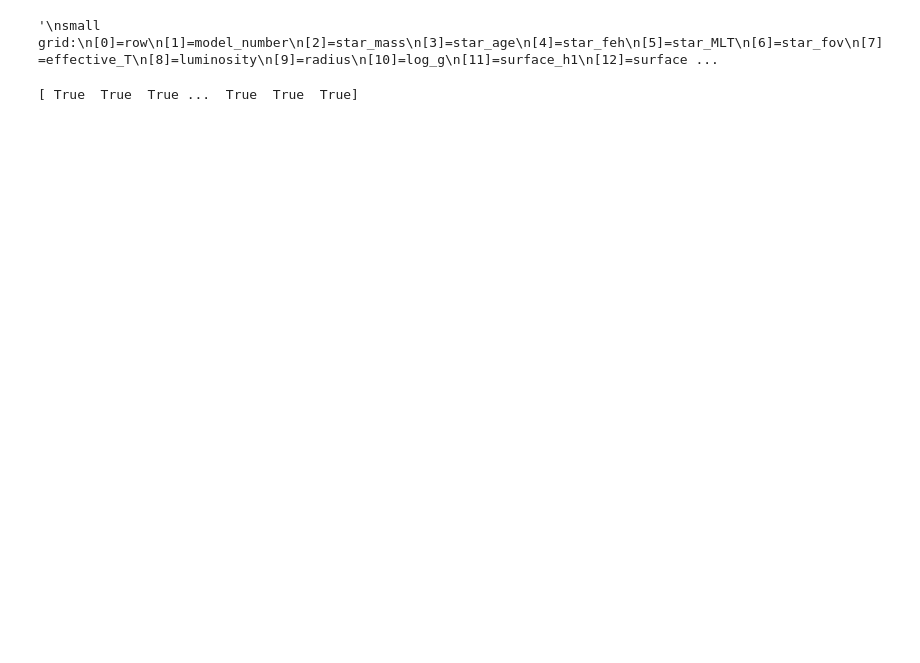
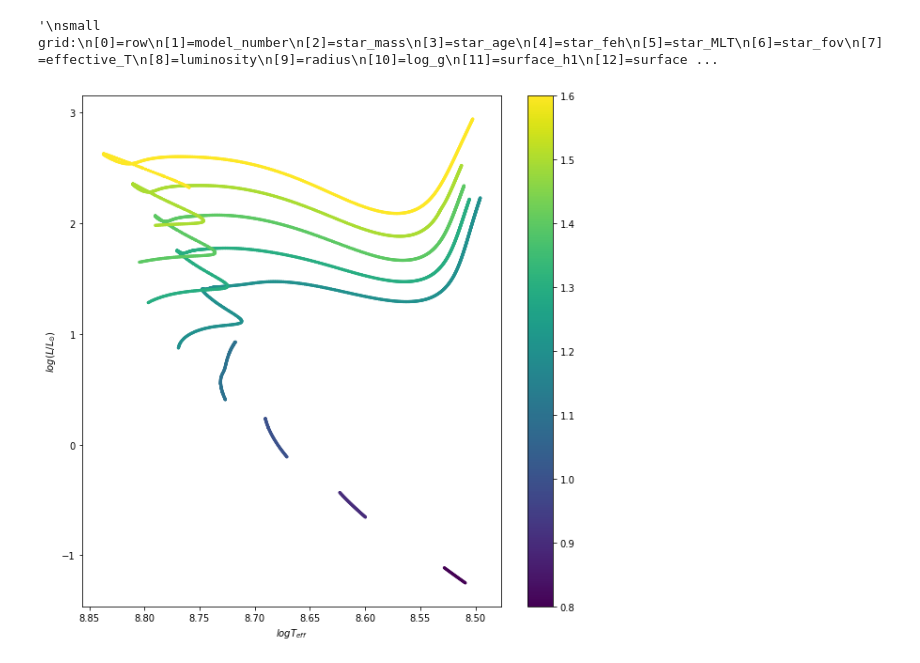
Before and after one commit to Harry-Westwood/Y4-Project-InterNeuralStellar, a Jupyter notebook: NeuralNetv2.ipynb, the cells around one changed output. Cells and saved outputs as stored; diff of their text form; code cells hidden in the pictures; blank space fills up the shorter version.

Commit message:
added function to format parameter into tracks
also re-added HRplotting capabilities and created a preference called "RunMode" to easily switch between having plots and no plots

```diff
--- a/NeuralNetv2.ipynb
+++ b/NeuralNetv2.ipynb
@@ -89,6 +89,11 @@ beta_1=0.9995
 beta_2=0.999
 epsilon=1e-9
 '''
+'''
+TODO/remember:
+- add function to run pretrained NN
+- RunMode: 0 = with graphs, 1 = without graphs
+'''
 file = 'grid_0_0'
 pref = []
 data = []
@@ -108,7 +113,7 @@ def load_file_and_preferences(file):
         with open('preferences.txt') as f:
             pref = yaml.load(f, Loader=yaml.FullLoader)
         try:
-            preferences = {'grid_pref':pref['Grid'][file],'NN_pref':pref['NeuralNet']}
+            preferences = {'grid_pref':pref['Grid'][file],'NN_pref':pref['NeuralNet'],'RunMode':pref['RunMode']}
         except KeyError:
             print("No grid preferences found: please see \'preferences.txt\'")
             preferences = None
@@ -167,31 +172,62 @@ def limit_parameter_range(data,pref): #allows the ability to optimize computatio
                 ub = (np.abs(track - pref['grid_pref']['inputs'][param]['lim'][1])).argmin()+ tracks[i][0]
                 if data['inputs'][param][ub] > pref['grid_pref']['inputs'][param]['lim'][0]: #makes sure stars whose highest value of this parameter is still below the lower bounds aren't included.
                     limited_tracks.append([lb,ub])
             for i in range(len(limited_tracks)):
                 limited_tracks_indeces+=list(range(limited_tracks[i][0],limited_tracks[i][1]+1))
             list_limited_tracks_indeces.append(limited_tracks_indeces)
     lim_data_indeces = sorted(list(set(list_limited_tracks_indeces[0]).intersection(*list_limited_tracks_indeces)))
     if len(lim_data_indeces) == 0:
         return None,None
     else:
         tracks = find_lim_tracks(lim_data_indeces=lim_data_indeces)
         return tracks, lim_data_indeces
 
+def gen_parameter_tracks(data,tracks,param):
+    if param in set().union(*(d.keys() for d in [pref['grid_pref']['outputs']])):
+        x = data['outputs'][param][tracks[0][0]:tracks[0][1]+1]
+        for i in range(1,len(tracks)):
+            x = np.append(x,data['outputs'][param][tracks[i][0]:tracks[i][1]+1])
 
+    elif param in set().union(*(d.keys() for d in [pref['grid_pref']['inputs']])):
+        x = data['inputs'][param][tracks[0][0]:tracks[0][1]+1]
+        for i in range(1,len(tracks)):
+            x = np.append(x,data['inputs'][param][tracks[i][0]:tracks[i][1]+1])
+    else:
+        x = None
+    return x
+
+def HRplot(tracks,data,single_plot=True):
+    temp = gen_parameter_tracks(data=data,tracks=tracks,param='T')
+    lum = gen_parameter_tracks(data=data,tracks=tracks,param='L')
+    mass = gen_parameter_tracks(data=data,tracks=tracks,param='M')
+    if single_plot == True:
+        fig, ax=plt.subplots(1,1,figsize=[10,10])
+        s1=ax.scatter(np.log(temp),np.log(lum),s=5,c=mass,cmap='viridis')
+        ax.set_xlim(ax.get_xlim()[::-1])
+        ax.set_ylabel(r'$log(L/L_{\odot})$')
+        ax.set_xlabel(r'$log T_{eff}$')
+        fig.colorbar(s1)
+        plt.show()
+    else:
+        return lum,temp,mass
+##############################################################################################################################
 data,pref = load_file_and_preferences(file=file)
 if data.any() != None and pref != None:
     data,pref = create_data_dict(data=data,pref=pref)
     if parameter_limits(pref=pref) == True:
         tracks,track_indeces = limit_parameter_range(data=data,pref=pref)
         if tracks != None and track_indeces != None:
             pass
         else:
             print('Parameter limits not compatible.')
     else:
         tracks = find_tracks(data=data)
         track_indeces = np.arange(len(data['track']))
     #continue here
+    if pref['RunMode'] == 0:
+        HRplot(tracks=tracks,data=data,single_plot=True)
+
 else:
     print("Data or preferences weren\'t loaded properly.")
 # %% [output]
-[ True  True  True ...  True  True  True]
+[figure, added]
```
